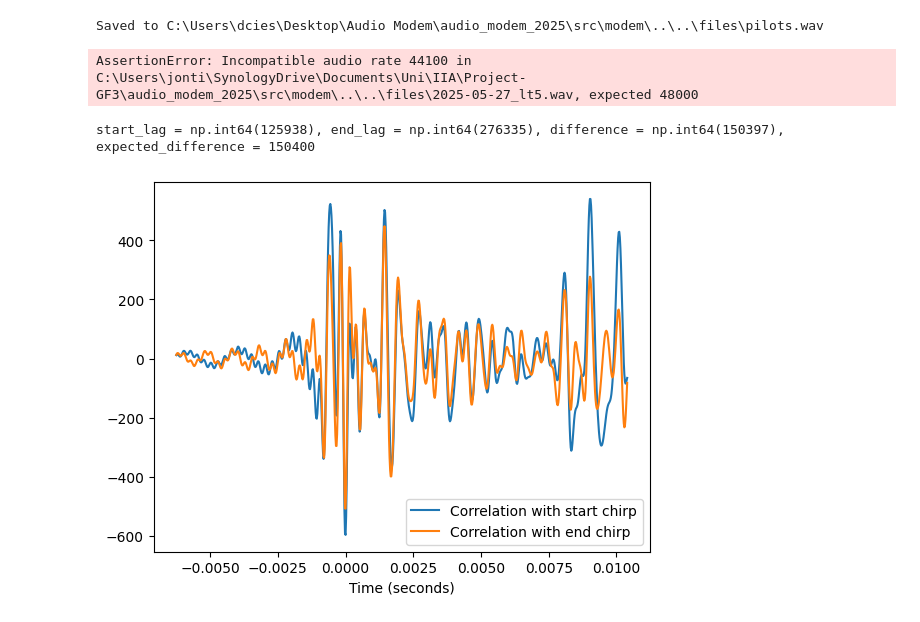
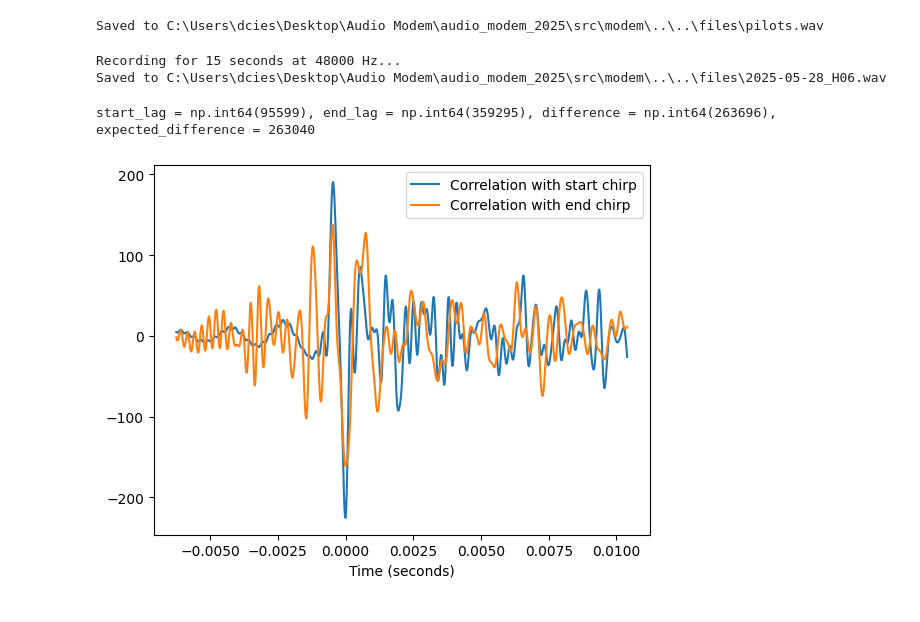
Before and after one commit to dac90/audio_modem_2025, a Jupyter notebook: notebooks/dac90_pilots.ipynb, the cells around one changed output. Cells and saved outputs as stored; diff of their text form; code cells hidden in the pictures.

```diff
--- a/notebooks/dac90_pilots.ipynb
+++ b/notebooks/dac90_pilots.ipynb
@@ -27,16 +28,19 @@ signal = np.concatenate((chirp.START_CHIRP, *ofdm_symbols, chirp.END_CHIRP))
 wav.generate_wav("pilots.wav", signal)
 # %% [output]
 Saved to C:\Users\dcies\Desktop\Audio Modem\audio_modem_2025\src\modem\..\..\files\pilots.wav
+# %%
+wav.record_wav("2025-05-28_H06.wav", 15)
+# %% [output]
+Recording for 15 seconds at 48000 Hz...
+Saved to C:\Users\dcies\Desktop\Audio Modem\audio_modem_2025\src\modem\..\..\files\2025-05-28_H06.wav
 # %%
-recv_signal = wav.read_wav("2025-05-27_lt5.wav")
+recv_signal = wav.read_wav("2025-05-28_H06.wav")
-# %% [output]
-AssertionError: Incompatible audio rate 44100 in C:\Users\jonti\SynologyDrive\Documents\Uni\IIA\Project-GF3\audio_modem_2025\src\modem\..\..\files\2025-05-27_lt5.wav, expected 48000
 # %%
 #TODO: Dont assume known length of stuff, repeated synchronisation etc
 aligned_recv_signal = chirp.synchronise(recv_signal, sum(map(len, ofdm_symbols)), plot_correlations=True)
-RECIEVED_BLOCKS = len(aligned_recv_signal[chirp.START_CHIRP.size:-chirp.END_CHIRP.size])/OFDM_SYMBOL_LENGTH
+RECIEVED_BLOCKS = int(len(aligned_recv_signal[chirp.START_CHIRP.size:-chirp.END_CHIRP.size])/OFDM_SYMBOL_LENGTH)
 recv_ofdm_symbols = np.split(aligned_recv_signal[chirp.START_CHIRP.size:-chirp.END_CHIRP.size], RECIEVED_BLOCKS)
 # %% [output]
-start_lag = np.int64(125938), end_lag = np.int64(276335), difference = np.int64(150397), expected_difference = 150400
+start_lag = np.int64(95599), end_lag = np.int64(359295), difference = np.int64(263696), expected_difference = 263040
-[figure, old version]
+[figure, new version]
 # %%
```
Also changed, not shown: parts of 6 cells of this notebook, 3 other files.
